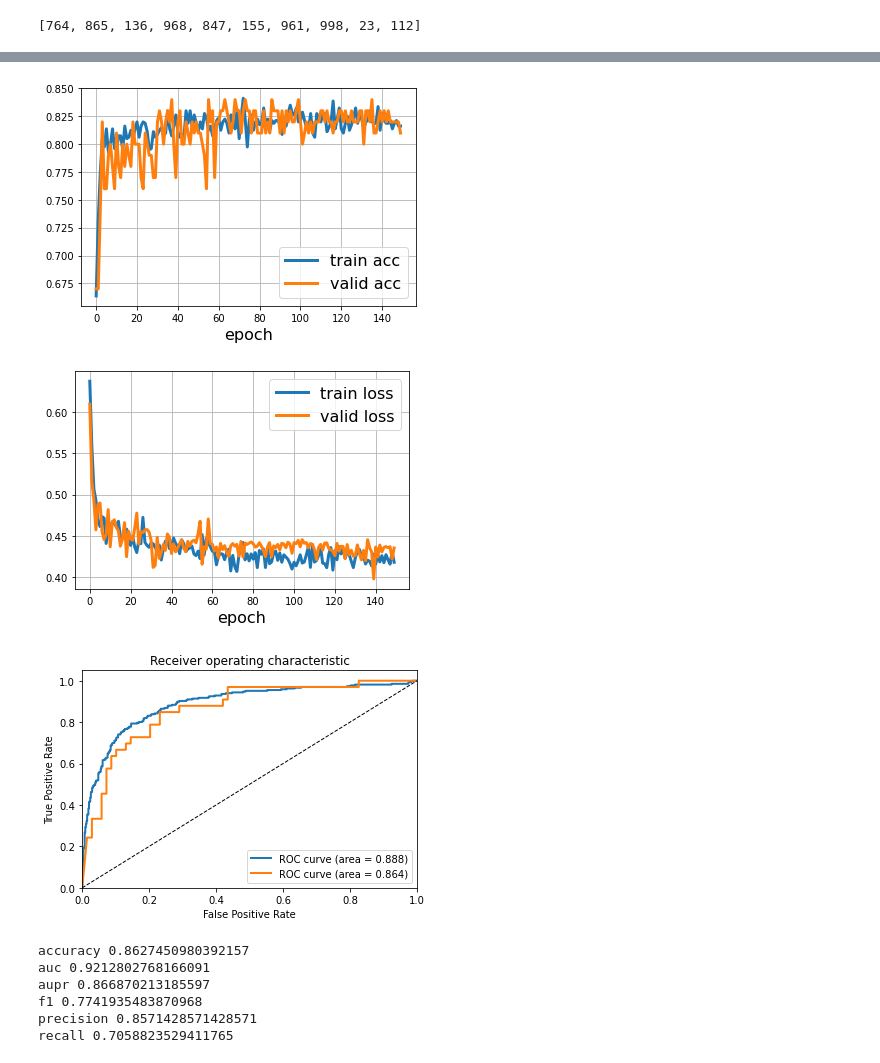
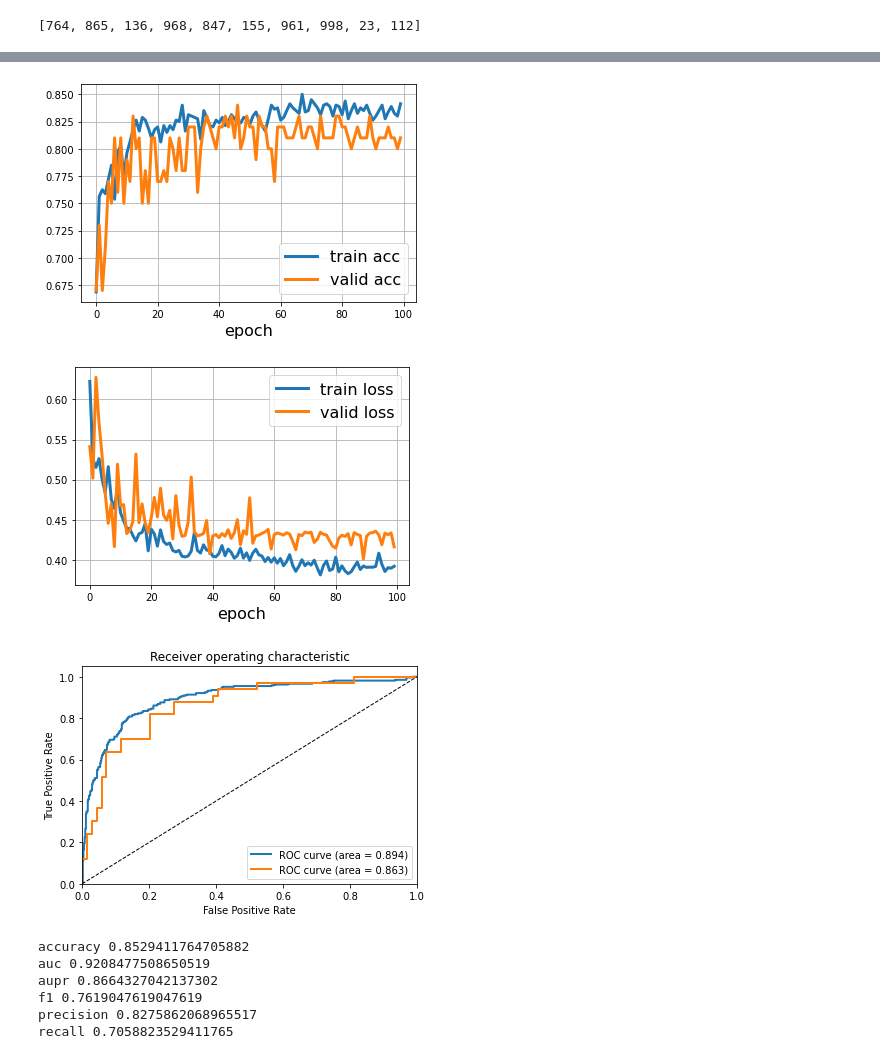
Before and after one commit to zhanglab-aim/cancer-net, a Jupyter notebook: demos/prostate_gnn.ipynb, the cells around one changed output, grey strips where cells are left out. Saved outputs shown, nothing was run; the diff lists cells and outputs as text; code cells hidden in the pictures.

Commit message:
graph attention pooling layer for prostate gnn

```diff
--- a/demos/prostate_gnn.ipynb
+++ b/demos/prostate_gnn.ipynb
@@ -44,7 +44,6 @@ dataset.test_idx[0:10]
 
 # Hyperparameters etc:
 
-arch = "GCN"
 batch = 10
 parall = False
 lr = 0.01
@@ -79,18 +78,9 @@ valid_loader = DataLoader(
 )
 
 # get model
-if arch == 'GCN2': # what is adj_t ??
-    model = GCN2Net(
-        hidden_channels=64,
-        dim=3,
-        num_layers=4,
-        alpha=0.5,
-        theta=1.0,
-        shared_weights=False,
-        dropout=0.2,
-    ).to(device)
-elif arch == 'GCN':
-    model = GCNNet(dims=[3, 64, 256, 128]).to(device)
+model = GATNet(dims=[3, 64, 256, 128]).to(device)
+#model = GCNNet(dims=[3, 64, 256, 128]).to(device)
+#model = Net(dim=3).to(device)
 
 # training configs
 optimizer = torch.optim.Adam(model.parameters(), lr=lr)
@@ -177,7 +167,7 @@ train_losses = []
 train_acces = []
 valid_acces = []
 valid_losses = []
-for epoch in range(1, 151):
+for epoch in range(1, 101):
     report = (epoch) % 10 == 0
     train_loss, train_acc = train(epoch, report=report)
     valid_loss, valid_acc = valid()
@@ -279,6 +270,6 @@ valid Loss: 0.435, Acc: 0.8100
-[figure, old version]
+[figure, new version]
-[figure, old version]
+[figure, new version]
-[figure, old version]
+[figure, new version]
 # %%
 # testing performance
 from sklearn.metrics import roc_auc_score, roc_curve, auc, average_precision_score, f1_score, accuracy_score, \
@@ -311,9 +302,9 @@ print('f1', f1_score(ys, outs[:, 1]>0.5))
 print('precision', precision_score(ys, outs[:, 1]>0.5))
 print('recall', recall_score(ys, outs[:, 1]>0.5))
 # %% [output]
-accuracy 0.8627450980392157
-auc 0.9212802768166091
-aupr 0.866870213185597
-f1 0.7741935483870968
-precision 0.8571428571428571
+accuracy 0.8529411764705882
+auc 0.9208477508650519
+aupr 0.8664327042137302
+f1 0.7619047619047619
+precision 0.8275862068965517
 recall 0.7058823529411765
```
Also changed, not shown: parts of 1 cell of this notebook, 1 other file.
